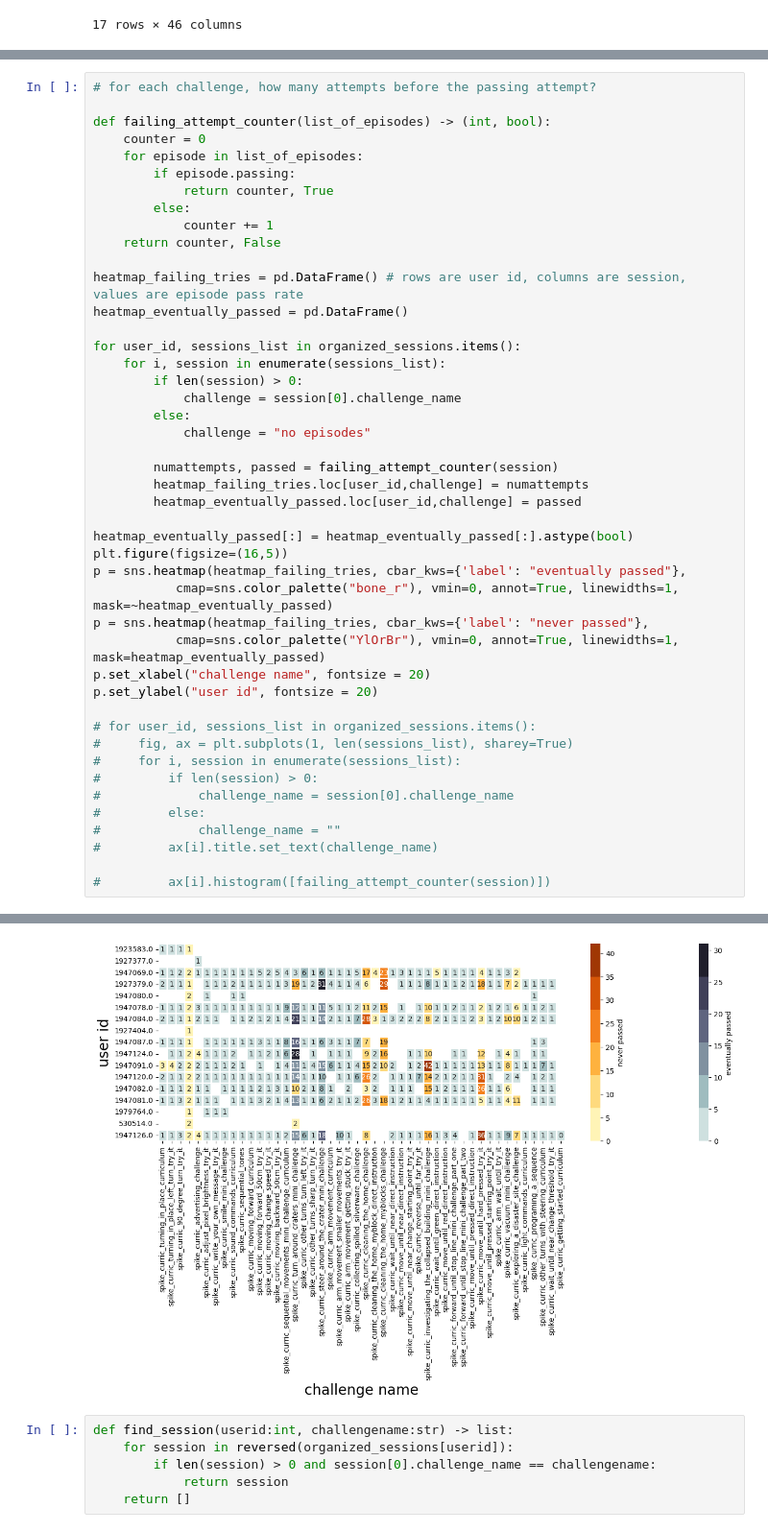
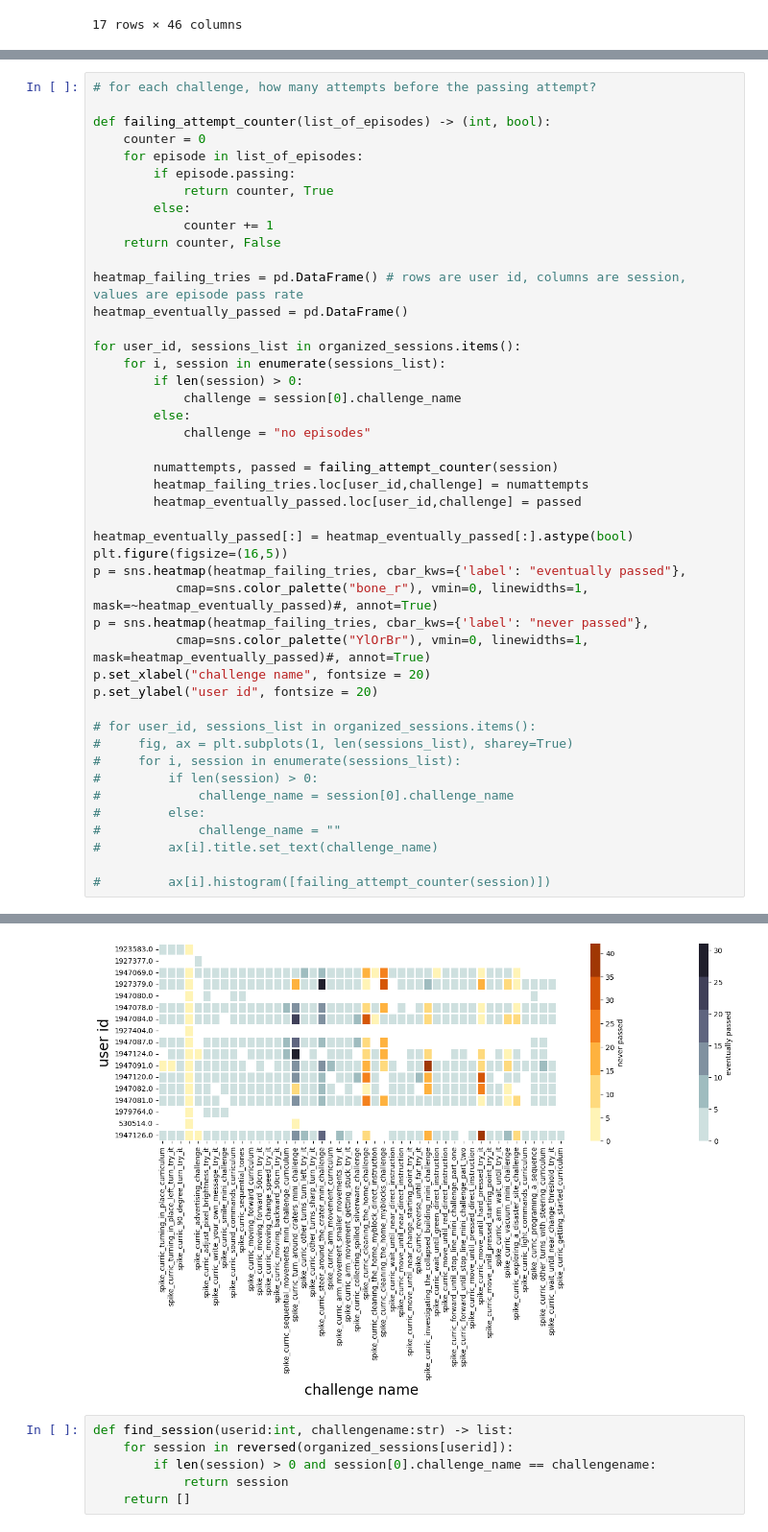
Before and after one commit to cmroboticsacademy/facilitate, a Jupyter notebook: episodes_vs_programs.ipynb, the cells around one changed output, grey strips where cells are left out. Shown at 96% size. Cells and saved outputs as stored; diff of their text form.

```diff
--- a/episodes_vs_programs.ipynb
+++ b/episodes_vs_programs.ipynb
@@ -212,36 +212,36 @@ heatmap_eventually_passed = pd.DataFrame()
 for user_id, sessions_list in organized_sessions.items():
     for i, session in enumerate(sessions_list):
         if len(session) > 0:
             challenge = session[0].challenge_name
         else:
             challenge = "no episodes"
 
         numattempts, passed = failing_attempt_counter(session)
         heatmap_failing_tries.loc[user_id,challenge] = numattempts
         heatmap_eventually_passed.loc[user_id,challenge] = passed
 
 heatmap_eventually_passed[:] = heatmap_eventually_passed[:].astype(bool)
 plt.figure(figsize=(16,5))
 p = sns.heatmap(heatmap_failing_tries, cbar_kws={'label': "eventually passed"},
-           cmap=sns.color_palette("bone_r"), vmin=0, annot=True, linewidths=1, mask=~heatmap_eventually_passed)
+           cmap=sns.color_palette("bone_r"), vmin=0, linewidths=1, mask=~heatmap_eventually_passed)#, annot=True)
 p = sns.heatmap(heatmap_failing_tries, cbar_kws={'label': "never passed"},
-           cmap=sns.color_palette("YlOrBr"), vmin=0, annot=True, linewidths=1, mask=heatmap_eventually_passed)
+           cmap=sns.color_palette("YlOrBr"), vmin=0, linewidths=1, mask=heatmap_eventually_passed)#, annot=True)
 p.set_xlabel("challenge name", fontsize = 20)
 p.set_ylabel("user id", fontsize = 20)
 
 # for user_id, sessions_list in organized_sessions.items():
 #     fig, ax = plt.subplots(1, len(sessions_list), sharey=True)
 #     for i, session in enumerate(sessions_list):
 #         if len(session) > 0:
 #             challenge_name = session[0].challenge_name
 #         else:
 #             challenge_name = ""
 #         ax[i].title.set_text(challenge_name)
 
 #         ax[i].histogram([failing_attempt_counter(session)])
 # %% [output]
 Text(170.72222222222223, 0.5, 'user id')
-[figure, old version]
+[figure, new version]
 # %%
 def find_session(userid:int, challengename:str) -> list:
     for session in reversed(organized_sessions[userid]):
```
Also changed, not shown: parts of 4 cells of this notebook, 3 other files.
